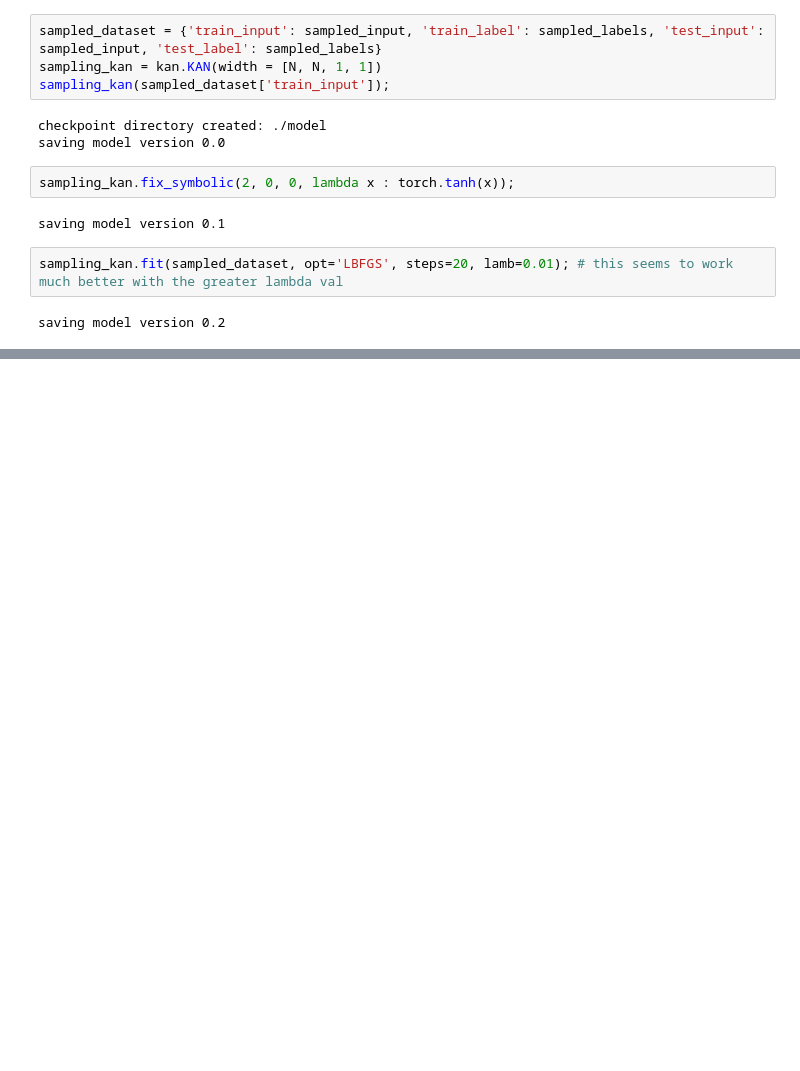
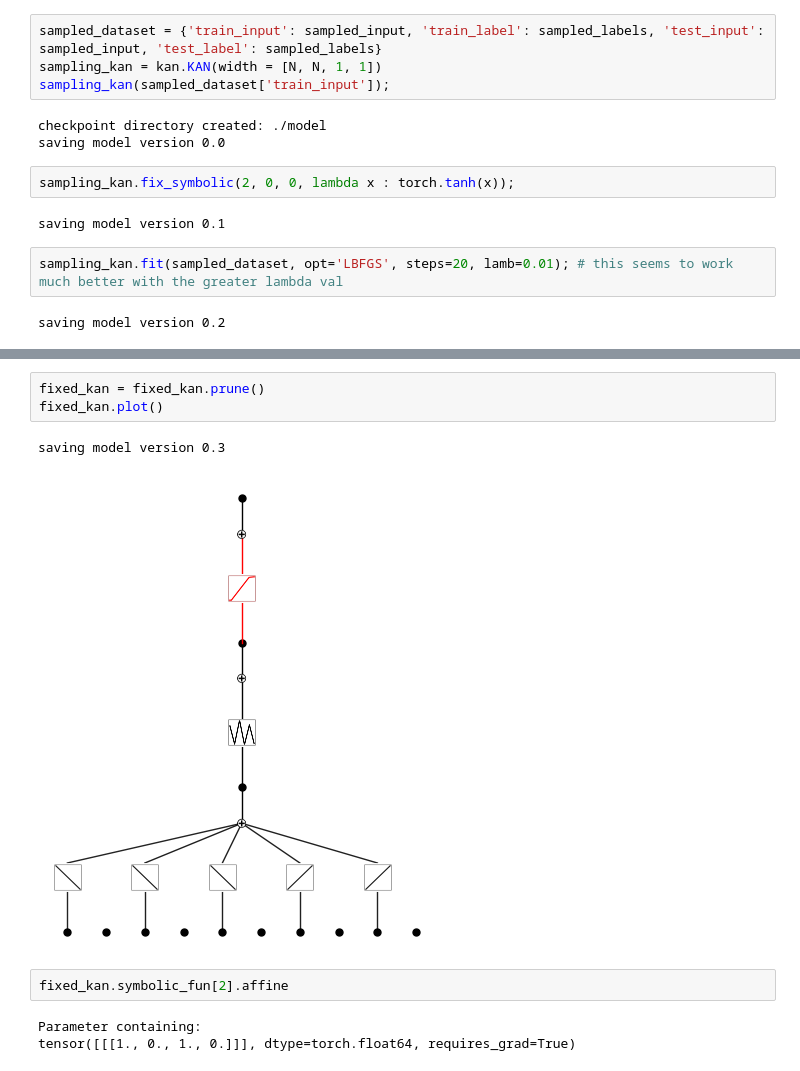
Before and after one commit to tlin06/kans_urop, a Jupyter notebook: symbolic_regression/MSR_tanh.ipynb, the cells around one changed output, grey strips where cells are left out. Drawn from its saved outputs; the diff is of its cells as text; blank space fills up the shorter version.

```diff
--- a/symbolic_regression/MSR_tanh.ipynb
+++ b/symbolic_regression/MSR_tanh.ipynb
@@ -354,0 +400,11 @@ $\displaystyle 0.1925 - 2.0198 \tanh{\left(0.7483 \cos{\left(3.1416 x_{1} - 3.14
+# %%
+fixed_kan = fixed_kan.prune()
+fixed_kan.plot()
+# %% [output]
+saving model version 0.3
+[figure, added]
+# %%
+fixed_kan.symbolic_fun[2].affine
+# %% [output]
+Parameter containing:
+tensor([[[1., 0., 1., 0.]]], dtype=torch.float64, requires_grad=True)
```
Also changed, not shown: parts of 21 cells of this notebook, 1 other file.
